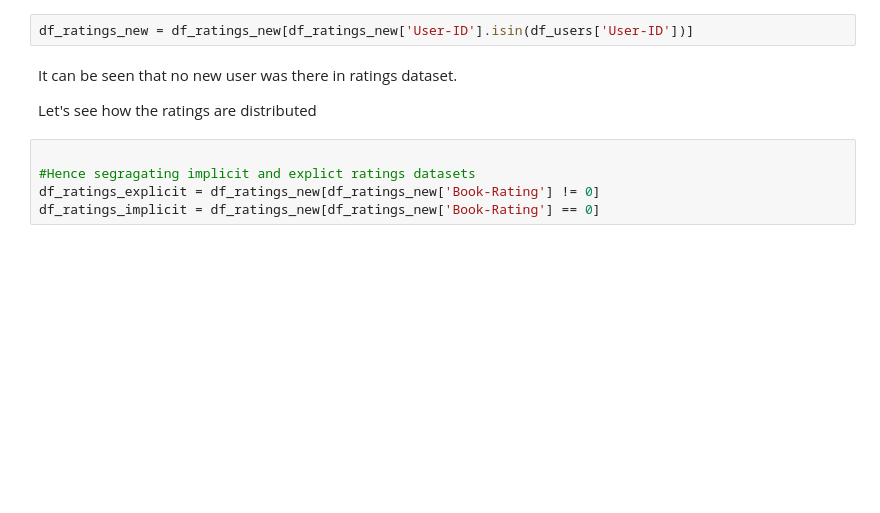
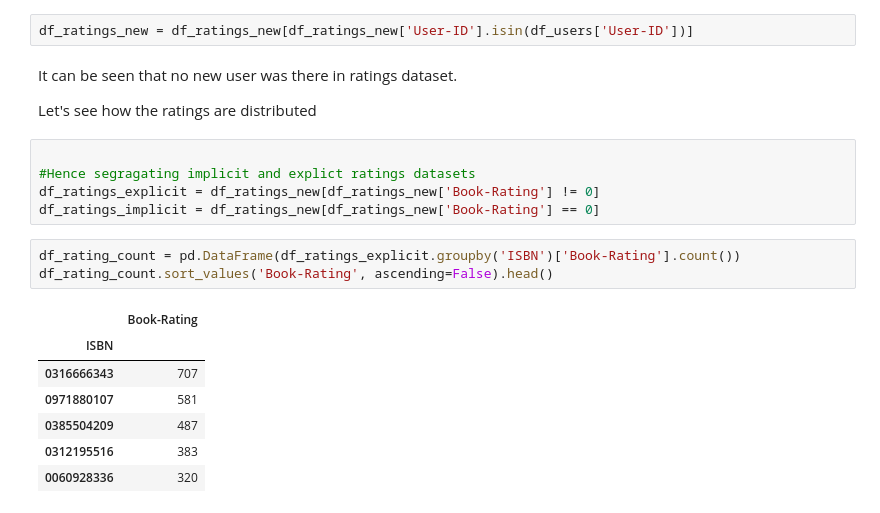
Before and after one commit to ChetanJadhav2341/Book-Recommendation-System, a Jupyter notebook: Copy_of_Book_Recommendation_System.ipynb, the cells around one changed output. Cells and saved outputs as stored; diff of their text form; blank space fills up the shorter version.

```diff
--- a/Copy_of_Book_Recommendation_System.ipynb
+++ b/Copy_of_Book_Recommendation_System.ipynb
@@ -279,3 +277,14 @@ Let's see how the ratings are distributed
 #Hence segragating implicit and explict ratings datasets
 df_ratings_explicit = df_ratings_new[df_ratings_new['Book-Rating'] != 0]
 df_ratings_implicit = df_ratings_new[df_ratings_new['Book-Rating'] == 0]
+# %%
+df_rating_count = pd.DataFrame(df_ratings_explicit.groupby('ISBN')['Book-Rating'].count())
+df_rating_count.sort_values('Book-Rating', ascending=False).head()
+# %% [output]
+|  | Book-Rating |
+| ISBN |  |
+| 0316666343 | 707 |
+| 0971880107 | 581 |
+| 0385504209 | 487 |
+| 0312195516 | 383 |
+| 0060928336 | 320 |
```
Also changed, not shown: parts of 16 cells of this notebook.
